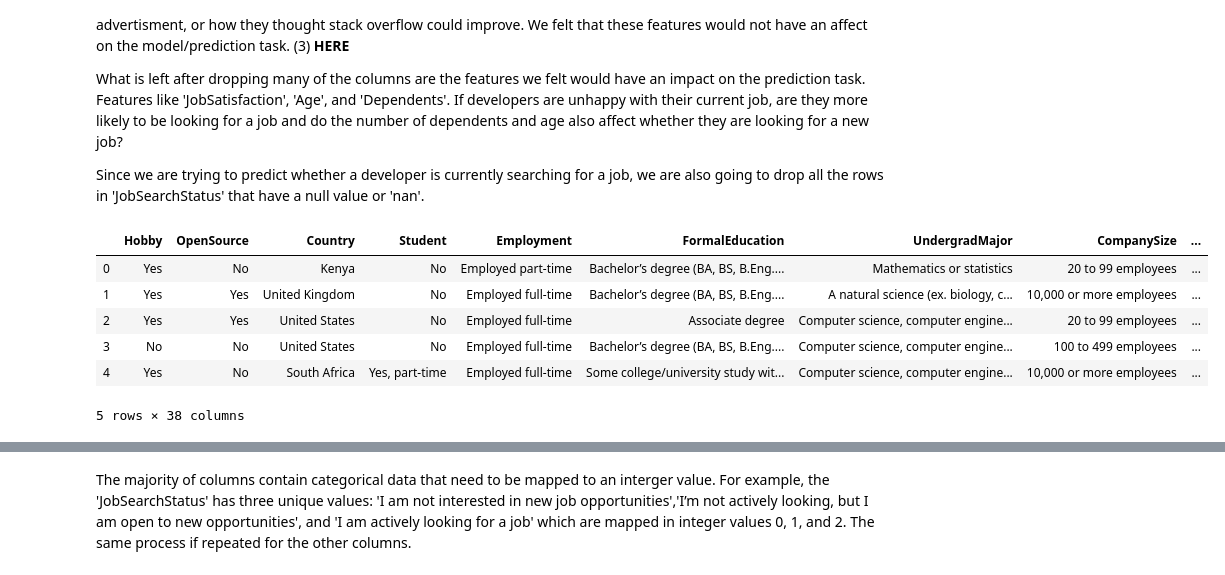
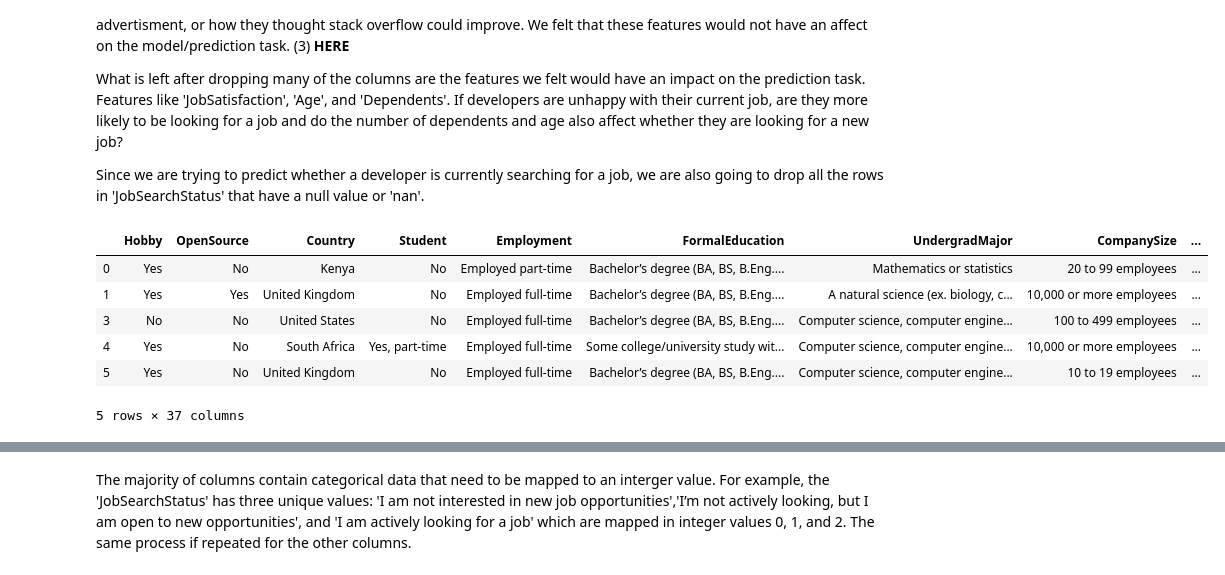
Before and after one commit to arelyalc/machineLearningLabs, a Jupyter notebook: Lab5.ipynb, the cells around one changed output, grey strips where cells are left out. Cells and saved outputs as stored; diff of their text form; code cells hidden in the pictures.

```diff
--- a/Lab5.ipynb
+++ b/Lab5.ipynb
@@ -32,42 +32,41 @@ import numpy as np
 
 #read in the csv files
 survey = pd.read_csv('stack-overflow-survey/survey_results_public.csv')
-#survey_schema = pd.read_csv('stack-overflow-survey/survey_results_schema.csv')
 
 #drop colums that are not needed
 drop = ['Respondent', 'SurveyEasy', 'SurveyTooLong', 'AssessJob1', 'AssessJob2', 'AssessJob3',
         'AssessJob4', 'AssessJob5', 'AssessJob6', 'AssessJob7', 'AssessJob8', 'AssessJob9', 'AssessJob10',
         'AssessBenefits1', 'AssessBenefits2', 'AssessBenefits3', 'AssessBenefits4', 'AssessBenefits5',
         'AssessBenefits6', 'AssessBenefits7', 'AssessBenefits8', 'AssessBenefits9', 'AssessBenefits10',
         'AssessBenefits11', 'JobContactPriorities1', 'JobContactPriorities2', 'JobContactPriorities3',
         'JobContactPriorities4', 'JobContactPriorities5', 'JobEmailPriorities1', 'JobEmailPriorities2',
         'JobEmailPriorities3', 'JobEmailPriorities4', 'JobEmailPriorities5', 'JobEmailPriorities6',
         'JobEmailPriorities7', 'Currency', 'Salary', 'CurrencySymbol', 'IDE', 'OperatingSystem', 'NumberMonitors',
         'AdBlocker', 'AdBlockerDisable', 'AdBlockerReasons', 'AdsAgreeDisagree1', 'AdsAgreeDisagree2',
         'AdsAgreeDisagree3', 'AdsActions', 'AdsPriorities1', 'AdsPriorities2', 'AdsPriorities3',
         'AdsPriorities4', 'AdsPriorities5', 'AdsPriorities6','AdsPriorities7', 'AIDangerous',
         'AIInteresting', 'AIResponsible', 'AIFuture', 'EthicsChoice', 'EthicsReport','EthicsResponsible',
         'EthicalImplications', 'StackOverflowRecommend', 'StackOverflowVisit', 'StackOverflowHasAccount',
         'StackOverflowParticipate', 'StackOverflowDevStory', 'StackOverflowJobsRecommend', 'StackOverflowConsiderMember',
         'HypotheticalTools1', 'HypotheticalTools2', 'HypotheticalTools3', 'HypotheticalTools4', 'HypotheticalTools5',
         'ErgonomicDevices', 'LanguageWorkedWith' , 'LanguageDesireNextYear', 'DatabaseWorkedWith',
         'DatabaseDesireNextYear', 'PlatformWorkedWith', 'PlatformDesireNextYear', 'FrameworkWorkedWith',
         'FrameworkDesireNextYear', 'Methodology', 'VersionControl', 'CommunicationTools', 'TimeFullyProductive',
-        'SelfTaughtTypes', 'TimeAfterBootcamp']# ['SurveyEasy', 'SurveyTooLong']
+        'SelfTaughtTypes', 'TimeAfterBootcamp', 'CheckInCode']# ['SurveyEasy', 'SurveyTooLong']
 
 #dropping all col
 for d in drop:
     survey.drop([d], axis=1, inplace=True)
 
 #dropping all null values in the 'JobSearchStaus' column
-survey = survey.dropna(subset=['JobSearchStatus'])
+survey = survey.dropna(subset=['JobSearchStatus', 'CareerSatisfaction', 'Employment', 'JobSatisfaction', 'HopeFiveYears', 'LastNewJob', 'UpdateCV'])
 
 survey.head()
 # %% [output]
 |  | Hobby | OpenSource | Country | Student | Employment | FormalEducation | UndergradMajor | CompanySize | ... |
 | 0 | Yes | No | Kenya | No | Employed part-time | Bachelor’s degree (BA, BS, B.Eng.... | Mathematics or statistics | 20 to 99 employees | ... |
 | 1 | Yes | Yes | United Kingdom | No | Employed full-time | Bachelor’s degree (BA, BS, B.Eng.... | A natural science (ex. biology, c... | 10,000 or more employees | ... |
-| 2 | Yes | Yes | United States | No | Employed full-time | Associate degree | Computer science, computer engine... | 20 to 99 employees | ... |
 | 3 | No | No | United States | No | Employed full-time | Bachelor’s degree (BA, BS, B.Eng.... | Computer science, computer engine... | 100 to 499 employees | ... |
 | 4 | Yes | No | South Africa | Yes, part-time | Employed full-time | Some college/university study wit... | Computer science, computer engine... | 10,000 or more employees | ... |
+| 5 | Yes | No | United Kingdom | No | Employed full-time | Bachelor’s degree (BA, BS, B.Eng.... | Computer science, computer engine... | 10 to 19 employees | ... |
-5 rows × 38 columns
+5 rows × 37 columns
```
Also changed, not shown: parts of 14 cells of this notebook.
